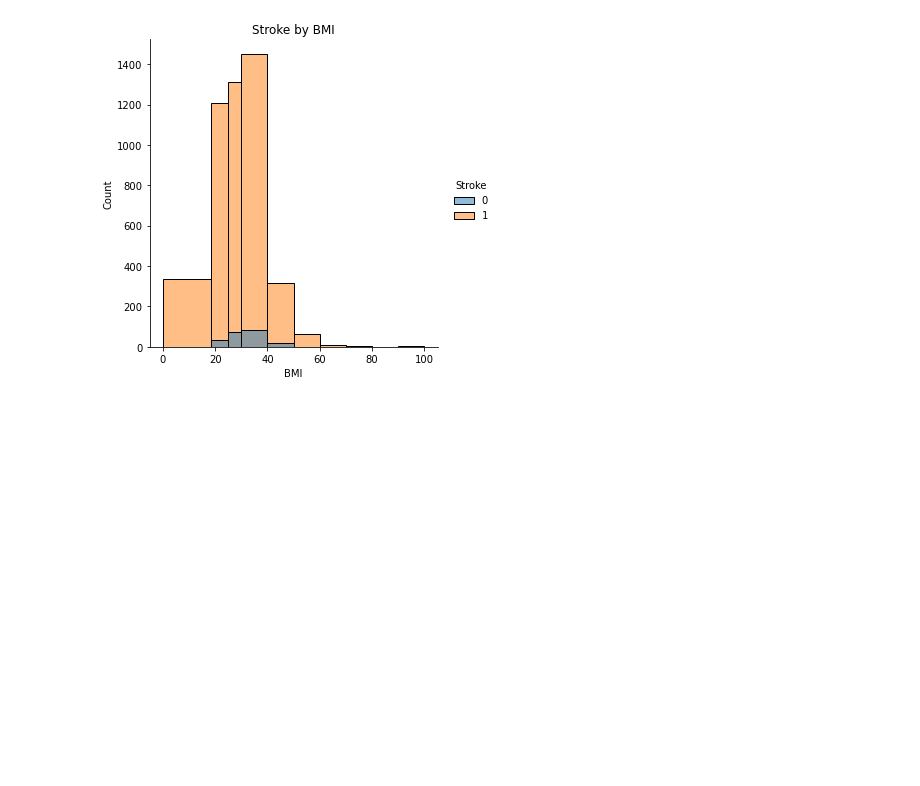
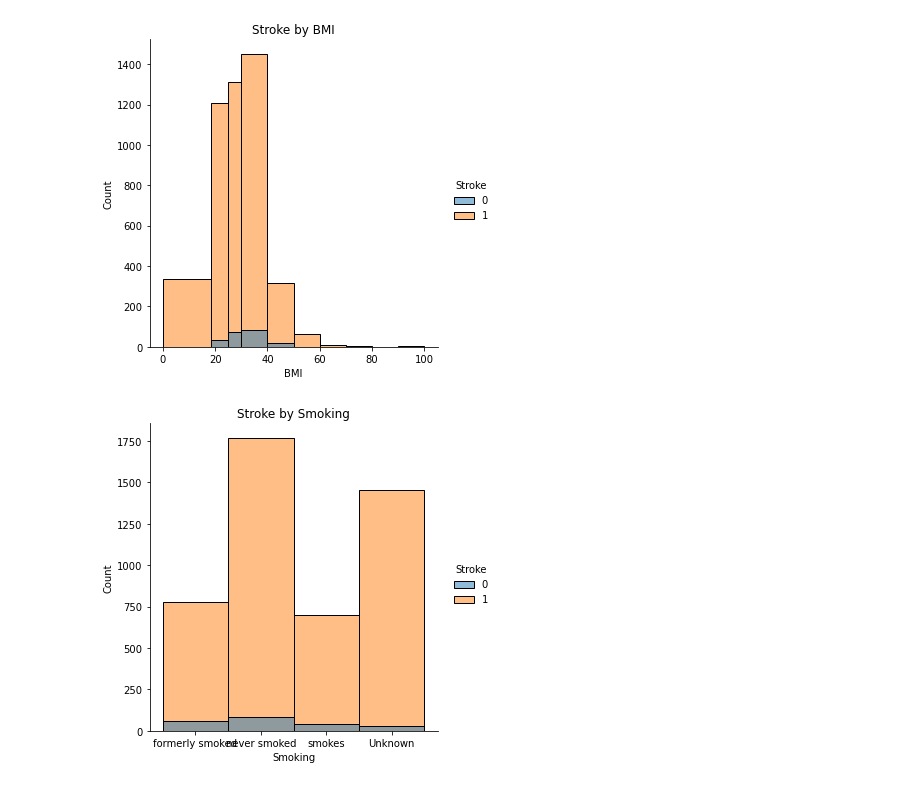
Before and after one commit to Mariapalacio96/Stroke_Prediction, a Jupyter notebook: visualizations.ipynb, the cells around one changed output. Cells and saved outputs as stored; diff of their text form; code cells hidden in the pictures; blank space fills up the shorter version.

Commit message:
stroke factor visualizations

```diff
--- a/visualizations.ipynb
+++ b/visualizations.ipynb
@@ -257,7 +257,9 @@ plt.savefig('Resources/stroke_bmi.png')
 [figure]
 # %%
 # Distribution plot for Stroke by Smoking
-sns.displot(stroke_df, x="Smokin", hue="Stroke").set(title='Stroke by Gender')
+sns.displot(stroke_df, x="Smoking", hue="Stroke").set(title='Stroke by Smoking')
 
 # Save figure
-plt.savefig('Resources/stroke_gender.png')
+plt.savefig('Resources/stroke_smoking.png')
+# %% [output]
+[figure, added]
```
Also changed, not shown: 11 other files.
